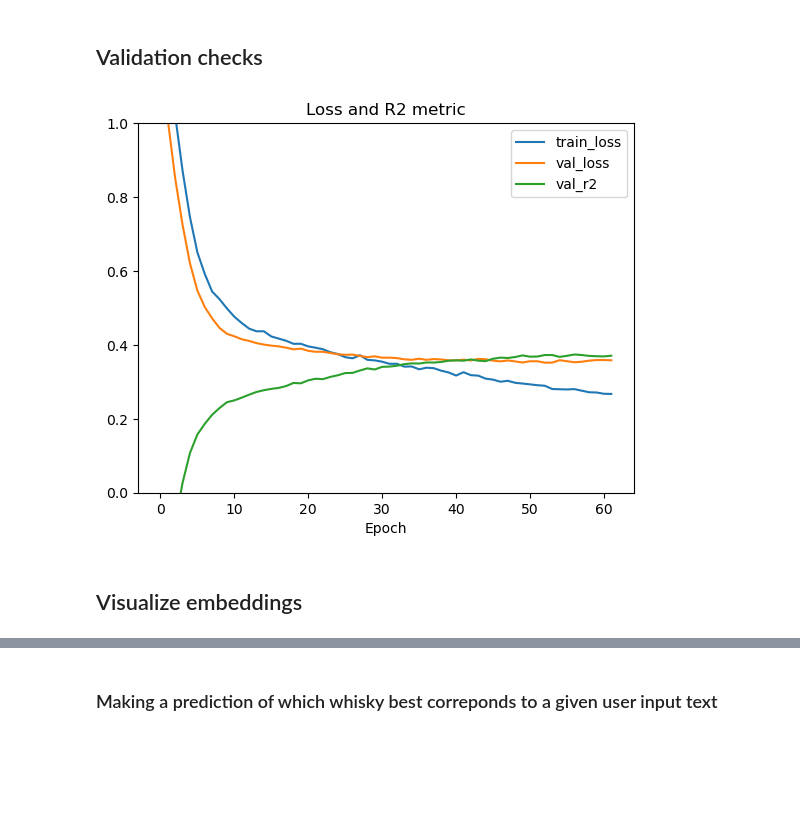
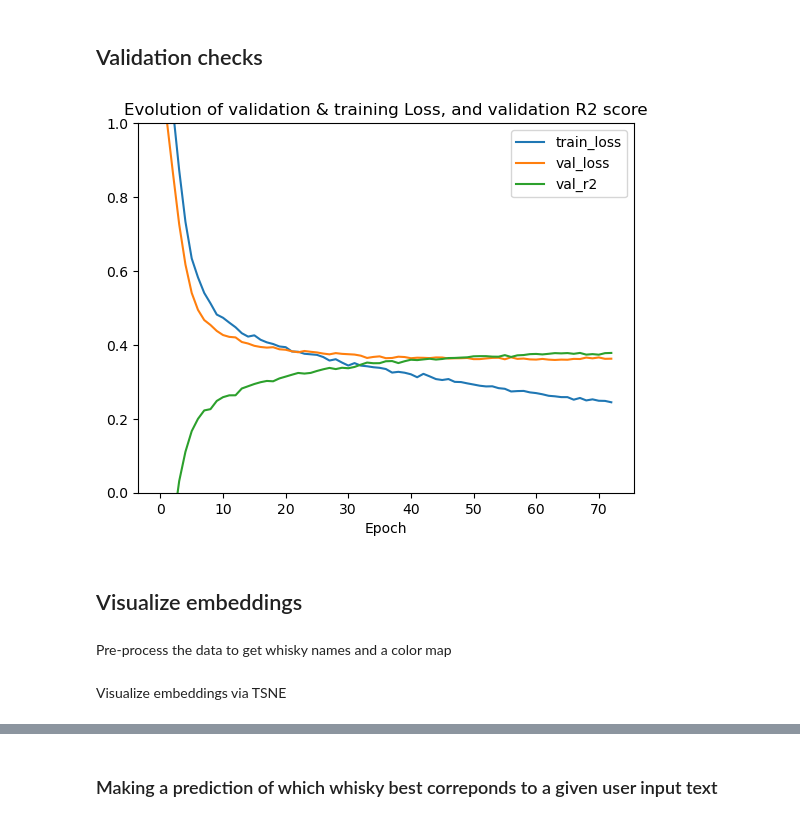
Before and after one commit to seccolf/whisky-recs, a Jupyter notebook: whisky_recommendations_supervised.ipynb, the cells around one changed output, grey strips where cells are left out. Cells and saved outputs as stored; diff of their text form; code cells hidden in the pictures; blank space fills up the shorter version.

```diff
--- a/whisky_recommendations_supervised.ipynb
+++ b/whisky_recommendations_supervised.ipynb
@@ -46,8 +63,7 @@ for whisky, info in data.items():
 print(f"Total reviews: {len(all_reviews)}")
 
 # Use TF-IDF to vectorize each review (10 000-dim limit)
-
-vectorizer = TfidfVectorizer(max_features=10_000,
+vectorizer = TfidfVectorizer(max_features=hyper['tf_idf_max'],
                              min_df=2,                         # drop 1-off words
                              stop_words="english")             # English stopwords
 
@@ -76,10 +92,10 @@ class WhiskyDataset(Dataset):
 
 
 dataset = WhiskyDataset(X_sparse, Y)        # X_sparse & Y built on previous cell
-train_set, val_set = torch.utils.data.random_split(dataset, [int(0.8*len(dataset)),
-                                                             len(dataset)-int(0.8*len(dataset))]) #80%/20% split for training/validation
-train_loader = DataLoader(train_set, batch_size=64, shuffle=True)
-val_loader   = DataLoader(val_set,   batch_size=64)
+train_set, val_set = torch.utils.data.random_split(dataset, [int( hyper['train_size'] *len(dataset)),
+                                                             len(dataset)-int(hyper['train_size']*len(dataset))]) #80%/20% split for training/validation
+train_loader = DataLoader(train_set, batch_size=hyper['batch_size'], shuffle=True)
+val_loader   = DataLoader(val_set,   batch_size=hyper['batch_size'])
 # %% [markdown]
 ### Defining the model
 # %%
@@ -88,7 +104,7 @@ class EmbeddingRegressor(nn.Module):
     def __init__(self, input_dim, embed_dim, output_dim):
         super().__init__()
         self.linear1 = nn.Linear(input_dim, embed_dim)  #fully connected
-        self.drop = nn.Dropout(p=0.3)                   #30% dropout to avoid overfitting
+        self.drop = nn.Dropout(p=hyper['dropout'])      #30% dropout to avoid overfitting
         self.relu    = nn.ReLU()                        #ReLU for activation
         self.linear2 = nn.Linear(embed_dim, output_dim) #output matching 12 flavor dimensions of target
 
@@ -101,12 +117,12 @@ class EmbeddingRegressor(nn.Module):
         with torch.no_grad():
             return self.relu(self.linear1(x)).cpu().numpy()
 
-input_dim, embed_dim, output_dim = X_sparse.shape[1], 36, Y.shape[1] #embedding dimensionality is 36
+input_dim, embed_dim, output_dim = X_sparse.shape[1], hyper['embedding_dim'], Y.shape[1] #embedding dimensionality is 36
 model = EmbeddingRegressor(input_dim, embed_dim, output_dim)
 
 # Define Optim / Loss
 loss_fn  = nn.MSELoss()
-optimizer = optim.Adam(model.parameters(), lr=1e-3, weight_decay=1e-4)
+optimizer = optim.Adam(model.parameters(), lr=hyper['learning_rate'], weight_decay=hyper['weight_decay'])
 # %% [markdown]
 ### Training loop
 # %%
@@ -187,0 +191,3 @@ Early-stopping.
+# %%
+#Run the training
+diagnostics = training_loop()
@@ -188,15 +212,18 @@ Early-stopping.
 # %% [markdown]
 ## Validation checks
 # %%
-pl.figure()
-pl.title('Loss and R2 metric')
-for key in diagnostics:
-    pl.plot(diagnostics[key],label=key)
-pl.ylim(0,1)
-pl.xlabel('Epoch')
-pl.legend(loc=0)
-pl.show()
+def plot_diagnostics(diagnostics: dict):
+    pl.figure()
+    pl.title('Evolution of validation & training Loss, and validation R2 score')
+    for key in diagnostics:
+        pl.plot(diagnostics[key],label=key)
+    pl.ylim(0,1)
+    pl.xlabel('Epoch')
+    pl.legend(loc=0)
+    pl.show()
+
+plot_diagnostics(diagnostics)
 # %% [output]
-[figure, old version]
+[figure, new version]
 # %% [markdown]
 ## Visualize embeddings
@@ -209 +230,3 @@ emb_reviews = model.get_embedding(X_tensor)          # (N_reviews , embed_dim)
+# %% [markdown]
+Pre-process the data to get whisky names and a color map
 # %%
@@ -218,4 +247,6 @@ for name in data.keys():
     number_of_repeats = len(data[name]['reviews'])
     for _ in range(number_of_repeats):
         names_list.append(name)
+# %% [markdown]
+Visualize embeddings via TSNE
 # %%
```
Also changed, not shown: parts of 11 cells of this notebook, 1 other file.
